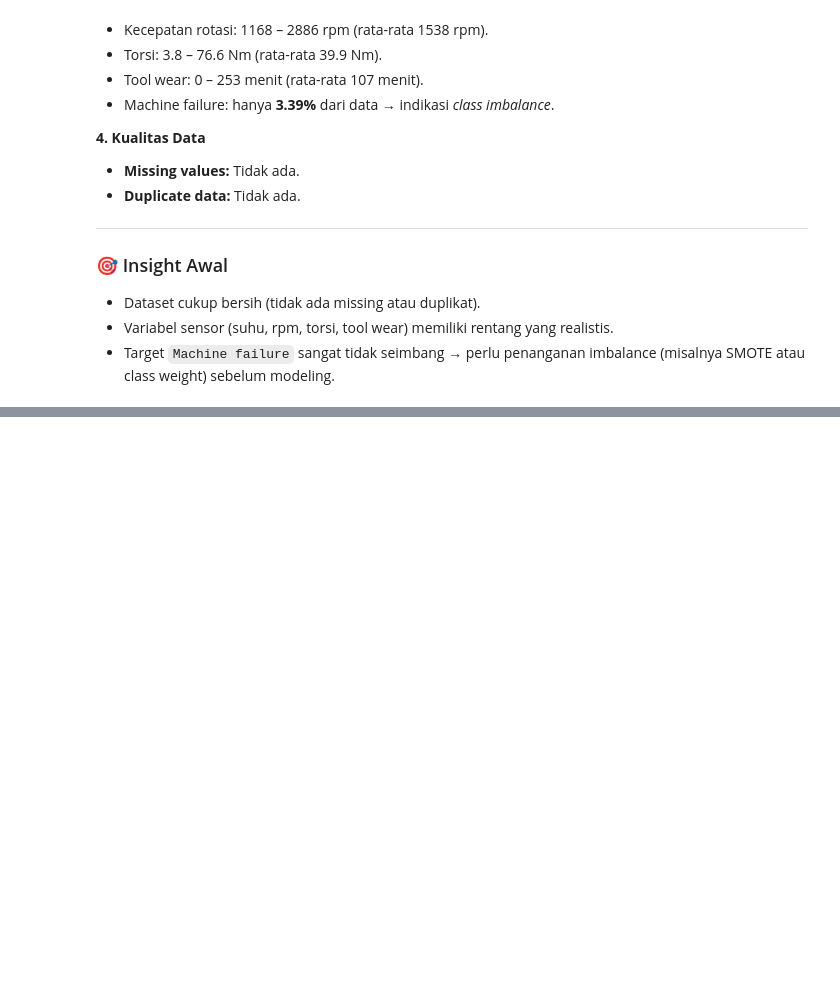
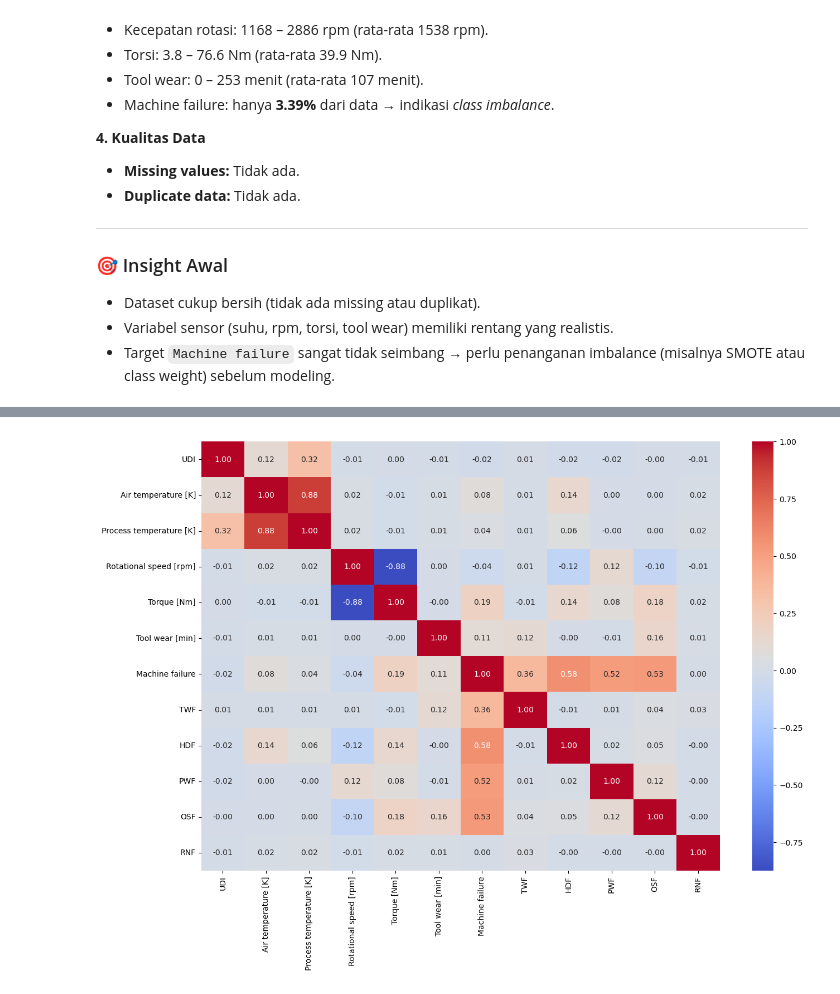
Before and after one commit to Aldevand/maintenance-predictive, a Jupyter notebook: Predictive_Maintenance.ipynb, the cells around one changed output, grey strips where cells are left out. Saved outputs shown, nothing was run; the diff lists cells and outputs as text; code cells hidden in the pictures; blank space fills up the shorter version.

```diff
--- a/Predictive_Maintenance.ipynb
+++ b/Predictive_Maintenance.ipynb
@@ -221,5 +221,7 @@ Korelasi antar Variabel
    - Gunakan heatmap untuk melihat hubungan antar fitur numerik.
    - Tujuan: deteksi fitur redundan & yang paling berpengaruh pada kegagalan.
 """
-sns.heatmap(df.corr(), annot=True, cmap='coolwarm')
+numeric = df.select_dtypes(include=['int64', 'float64'])
+corr = numeric.corr()
+print(corr)
 # %% [output]
@@ -226,0 +245,7 @@ ValueError: could not convert string to float: 'M14860'
+# %%
+# Visualisasi Heatmap korelasi
+plt.figure(figsize=(15, 10))
+sns.heatmap(corr, annot=True, cmap='coolwarm', fmt=".2f")
+plt.show()
+# %% [output]
+[figure, added]
```
Also changed, not shown: parts of 3 cells of this notebook, 1 other file.
